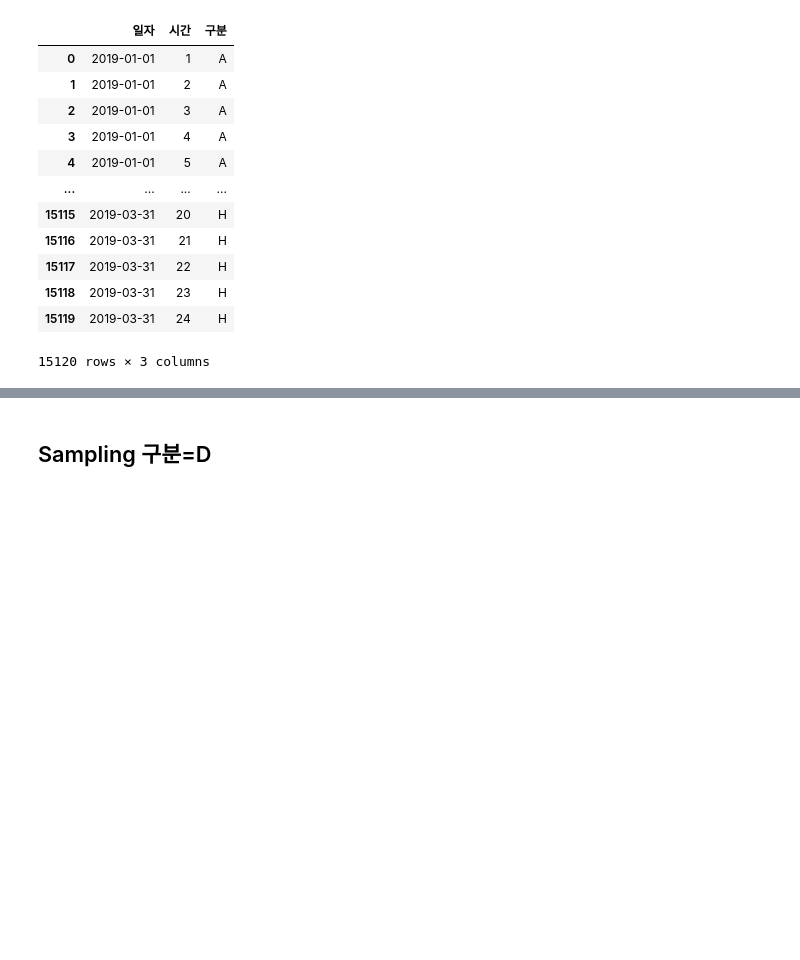
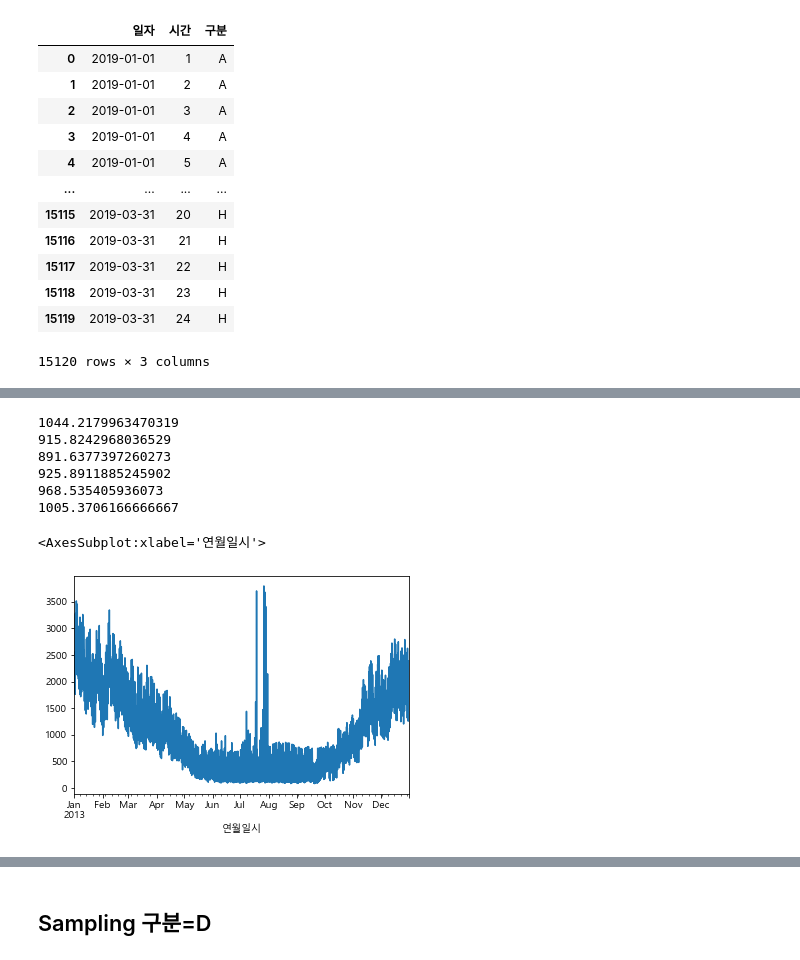
Before and after one commit to autumn-nam/Gas_Prediction, a Jupyter notebook: LSTM_train_val_loss.ipynb, the cells around one changed output, grey strips where cells are left out. Saved outputs shown, nothing was run; the diff lists cells and outputs as text; code cells hidden in the pictures; blank space fills up the shorter version.

```diff
--- a/LSTM_train_val_loss.ipynb
+++ b/LSTM_train_val_loss.ipynb
@@ -189,0 +245,15 @@ test
+# %%
+for i, yr in enumerate(yr_lst):
+    print(df_B.query(f"year == {yr}")['공급량'].mean())
+# %% [output]
+1044.2179963470319
+915.8242968036529
+891.6377397260273
+925.8911885245902
+968.535405936073
+1005.3706166666667
+# %%
+df[(df.index.year == 2013) & (df['구분'] == 'B')]['공급량'].plot()
+# %% [output]
+<AxesSubplot:xlabel='연월일시'>
+[figure, added]
```
Also changed, not shown: parts of 29 cells of this notebook, 1 other file.
